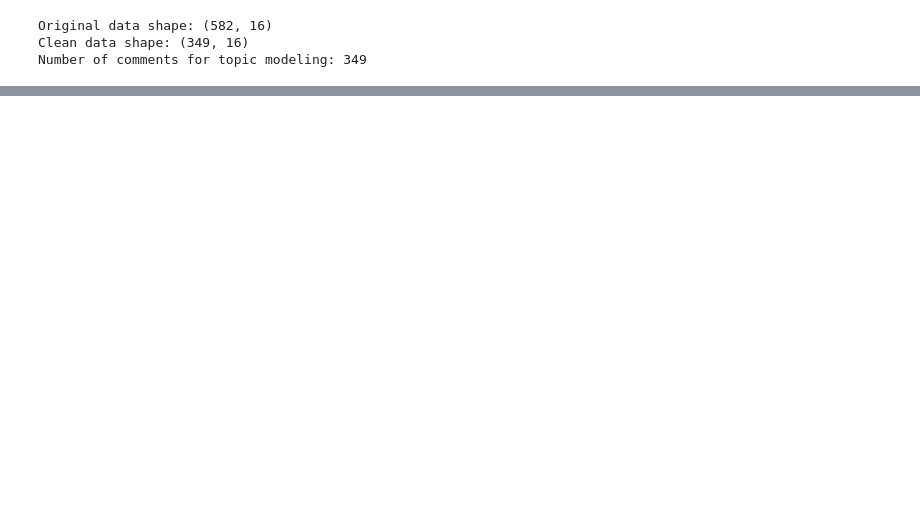
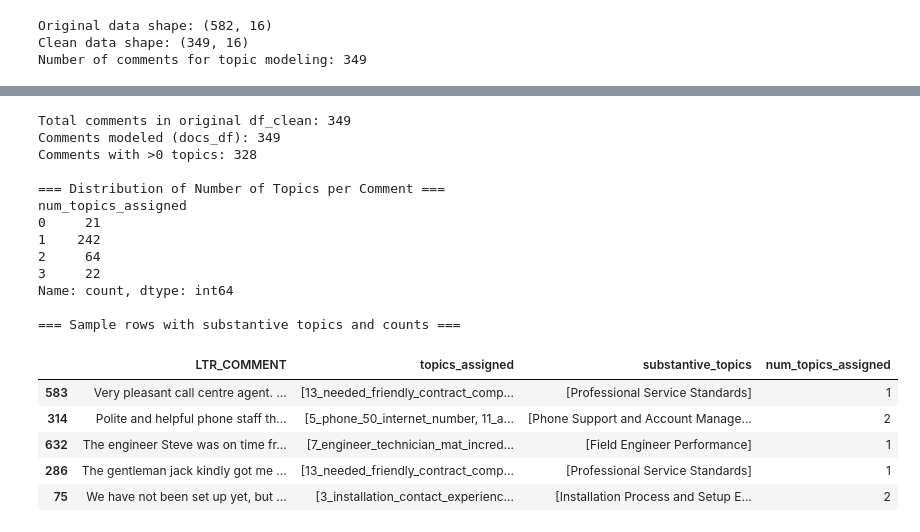
Before and after one commit to Ry-Rousseau/NLP_Call_Script_Analysis, a Jupyter notebook: notebooks/topic_theme_modelling.ipynb, the cells around one changed output, grey strips where cells are left out. Drawn from its saved outputs; the diff is of its cells as text; code cells hidden in the pictures; blank space fills up the shorter version.

```diff
--- a/notebooks/topic_theme_modelling.ipynb
+++ b/notebooks/topic_theme_modelling.ipynb
@@ -548,0 +1779,17 @@ Should also look into entity analysis, which can extract the proper nouns and th
+# %%
+topic_labels = {
+    "0_helpful_friendly_staff_explained": "Staff Helpfulness and Communication",
+    "1_customer_service_good_excellent": "Overall Customer Service Quality",
+    "2_contract_emails_centers_operators": "Contract Issues and Call Center Problems",
+    "3_installation_contact_experience_setup": "Installation Process and Setup Experience",
+    "4_days_home_told_day": "Service Delivery and Scheduling Issues",
+    "5_phone_50_internet_number": "Phone Support and Account Management",
+    "6_quick_efficient_service_coverage": "Service Speed and Network Coverage",
+    "7_engineer_technician_mat_incredibly": "Field Engineer Performance",
+    "8_broadband_company_april_media": "Broadband Service and Connectivity",
+    "9_price_reasonable_good_prices": "Pricing and Value Proposition",
+    "10_media_company_recommend_friends": "Installation Quality and Recommendations",
+    "11_agent_helpful_start_polite": "Sales Agent Performance and Process",
+    "12_sky_wifi_18_3x": "Competitor Comparisons (Sky)",
+    "13_needed_friendly_contract_competence": "Professional Service Standards"
+}
@@ -548,0 +1807,61 @@ Should also look into entity analysis, which can extract the proper nouns and th
+# %%
+# -----------------------------------------------------------
+# 3E) Apply mapping and add counts
+# -----------------------------------------------------------
+
+# Start from the filtered 'docs_df' used for topic modeling
+final_df = df_clean.copy()
+
+# Sanity check: all docs_df indices should be in df_clean
+assert set(docs_df.index).issubset(final_df.index), "Pipeline indices mismatch!"
+
+# 1) Bring over raw topics_assigned
+final_df.loc[docs_df.index, "topics_assigned"] = docs_df["topics_assigned"]
+
+# 2) Map to substantive labels
+final_df.loc[docs_df.index, "substantive_topics"] = docs_df["topics_assigned"].map(
+    lambda lbls: [topic_labels.get(lbl, lbl) for lbl in lbls]
+)
+
+# 3) Add a count of how many topics each comment received
+final_df.loc[docs_df.index, "num_topics_assigned"] = docs_df["topics_assigned"].map(len)
+
+# 4) Fill missing rows (that didn’t go through the pipeline) with defaults
+final_df["topics_assigned"]      = final_df["topics_assigned"].apply(lambda x: x if isinstance(x, list) else [])
+final_df["substantive_topics"]   = final_df["substantive_topics"].apply(lambda x: x if isinstance(x, list) else [])
+final_df["num_topics_assigned"]  = final_df["num_topics_assigned"].fillna(0).astype(int)
+
+# Sanity checks
+print(f"Total comments in original df_clean: {len(df_clean)}")
+print(f"Comments modeled (docs_df): {len(docs_df)}")
+print(f"Comments with >0 topics: {sum(final_df['num_topics_assigned'] > 0)}")
+
+# Quick look at distribution of topic‐counts
+print("\n=== Distribution of Number of Topics per Comment ===")
+print(final_df["num_topics_assigned"].value_counts().sort_index())
+
+# Preview a few rows
+print("\n=== Sample rows with substantive topics and counts ===")
+display(final_df.loc[docs_df.index].sample(5)[
+    ["LTR_COMMENT", "topics_assigned", "substantive_topics", "num_topics_assigned"]
+])
+# %% [output]
+Total comments in original df_clean: 349
+Comments modeled (docs_df): 349
+Comments with >0 topics: 328
+
+=== Distribution of Number of Topics per Comment ===
+num_topics_assigned
+0     21
+1    242
+2     64
+3     22
+Name: count, dtype: int64
+
+=== Sample rows with substantive topics and counts ===
+|  | LTR_COMMENT | topics_assigned | substantive_topics | num_topics_assigned |
+| 583 | Very pleasant call centre agent. ... | [13_needed_friendly_contract_comp... | [Professional Service Standards] | 1 |
+| 314 | Polite and helpful phone staff th... | [5_phone_50_internet_number, 11_a... | [Phone Support and Account Manage... | 2 |
+| 632 | The engineer Steve was on time fr... | [7_engineer_technician_mat_incred... | [Field Engineer Performance] | 1 |
+| 286 | The gentleman jack kindly got me ... | [13_needed_friendly_contract_comp... | [Professional Service Standards] | 1 |
+| 75 | We have not been set up yet, but ... | [3_installation_contact_experienc... | [Installation Process and Setup E... | 2 |
```
Also changed, not shown: parts of 40 cells of this notebook, 6 other files.
